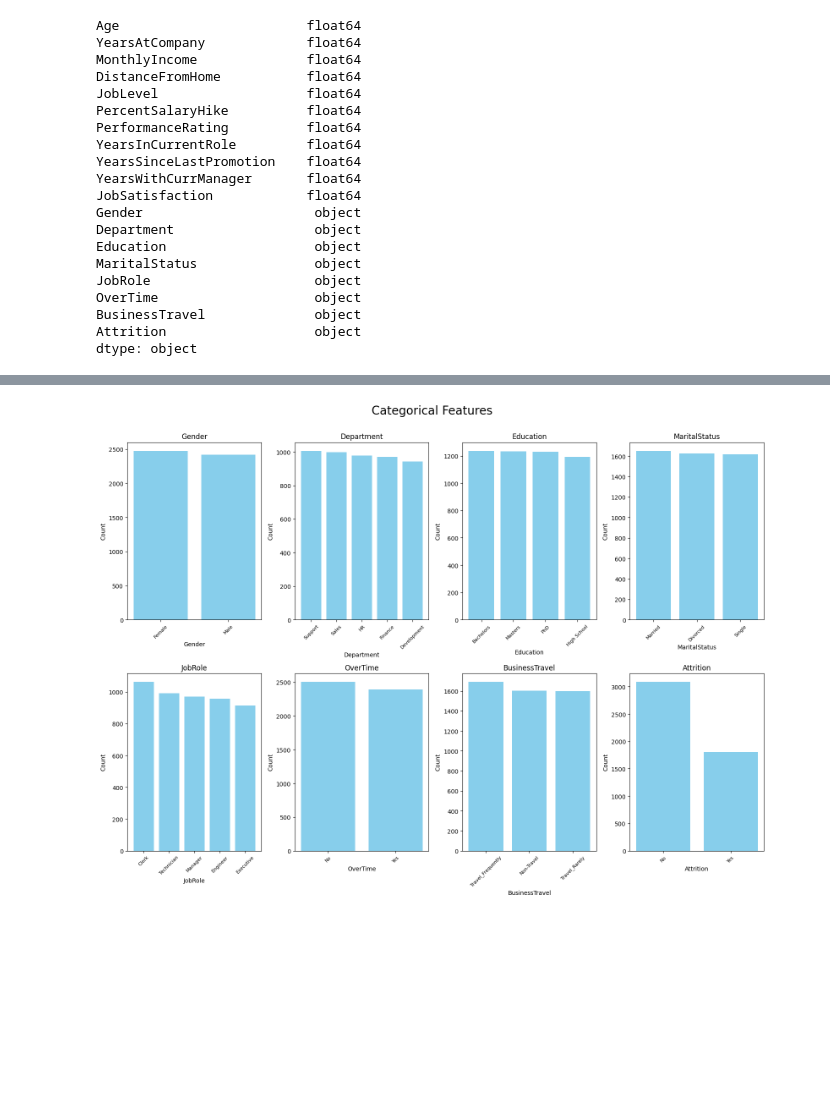
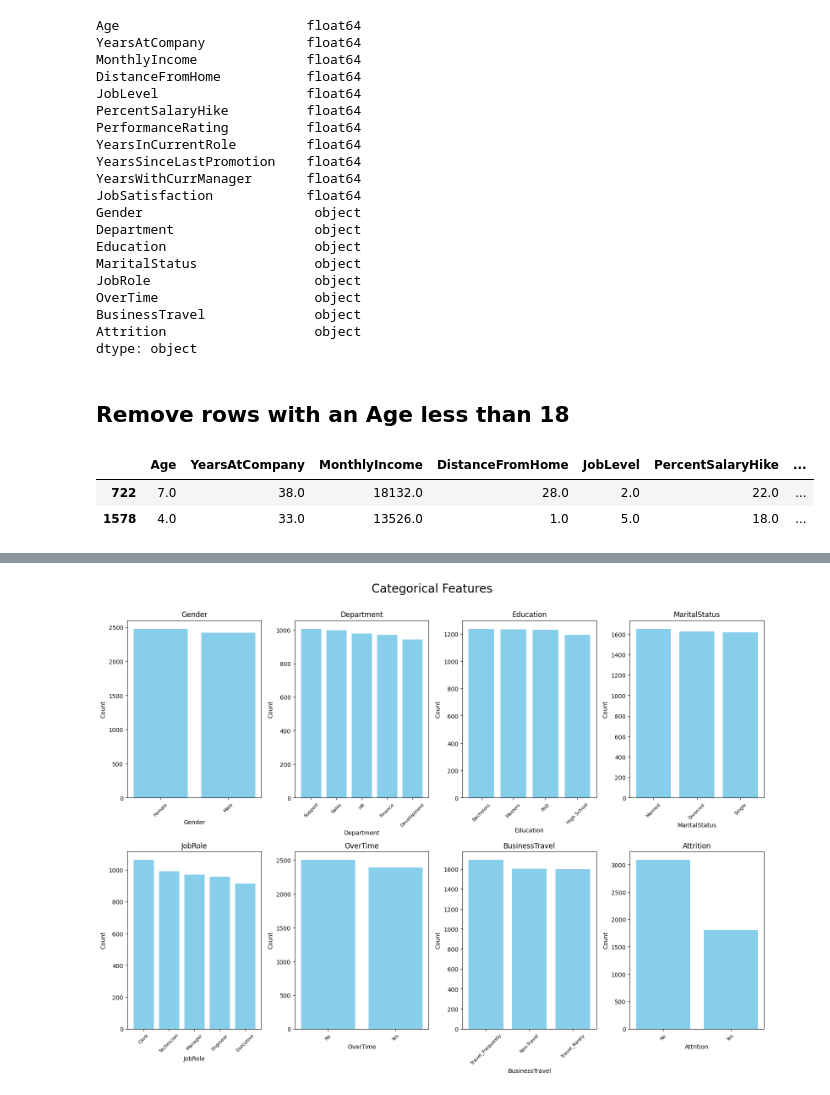
Before and after one commit to minimac321/Attrition-model, a Jupyter notebook: notebooks/eda_and_data_preparation.ipynb, the cells around one changed output, grey strips where cells are left out. Saved outputs shown, nothing was run; the diff lists cells and outputs as text; code cells hidden in the pictures; blank space fills up the shorter version.

```diff
--- a/notebooks/eda_and_data_preparation.ipynb
+++ b/notebooks/eda_and_data_preparation.ipynb
@@ -447,6 +449,17 @@ OverTime                    object
 BusinessTravel              object
 Attrition                   object
 dtype: object
+# %% [markdown]
+## Remove rows with an Age less than 18
+# %%
+df_no_nan = df_no_nan[df_no_nan["Age"] < 18]
+
+
+df_no_nan.shape
+# %% [output]
+|  | Age | YearsAtCompany | MonthlyIncome | DistanceFromHome | JobLevel | PercentSalaryHike | ... |
+| 722 | 7.0 | 38.0 | 18132.0 | 28.0 | 2.0 | 22.0 | ... |
+| 1578 | 4.0 | 33.0 | 13526.0 | 1.0 | 5.0 | 18.0 | ... |
 # %%
 save_to_dash = True
 
```
Also changed, not shown: parts of 21 cells of this notebook, 3 other files.
